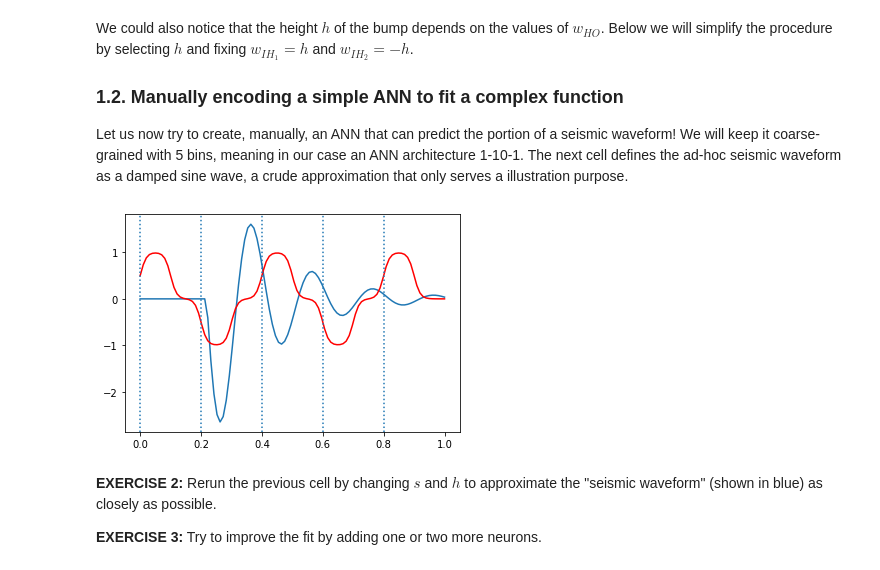
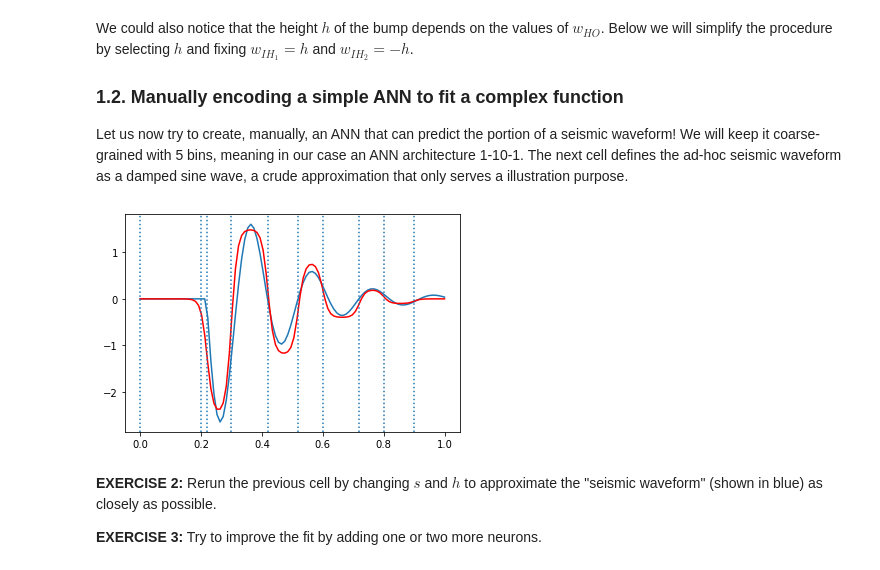
Before and after one commit to ShijingLiang/2021-MLGeo-Github, a Jupyter notebook: Chap4/chap4a.ipynb, the cells around one changed output. Drawn from its saved outputs; the diff is of its cells as text; code cells hidden in the pictures.

```diff
--- a/Chap4/chap4a.ipynb
+++ b/Chap4/chap4a.ipynb
@@ -37,3 +40,19 @@ plt.ylim(0,1);
 [figure]
 # %% [markdown]
 **EXERCISE 1:** Rerun the above cell after changing values of $w$ and $b$. Explain the role of each parameter. Find some value of $w$ and $b$ that permits to approximate a step function (hence moving back to the perception).
+# %%
+def sigmoid(z):
+    return 1. / (1. + np.exp(-z))
+
+xi = np.linspace(0, 1, 100)
+
+### change (w,b) parameters and check impact on activation function
+w = 100
+b = -50
+
+zi = w * xi + b
+plt.plot(xi, sigmoid(zi), 'r')
+plt.axvline(x = -b/w, ls=':')
+plt.axhline(y = .5, ls=':')
+plt.title('Output of neuron', size = 14)
+plt.ylim(0,1);
@@ -83,39 +104,40 @@ yi[0:22] = 0
 # %%
 # YOUR CODE HERE
 # manually encode the ANN
-s = np.array([.0,.1, .2,.3, .4,.5, .6,.7, .8,.9])     # binnning done by 10 neurons in hidden layer (to be changed)
-h = np.array([1, -1, 1., -1, 1])                      # change to approximate y
+s = np.array([.0,.2, .22,.3,.42 ,.52,.6, .72, .8,.9])     # binnning done by 10 neurons in hidden layer (to be changed)
+h = np.array([0, 0,-2.5,  4,-2.7,2,  -1.2,.6, -.3,.1])                      # change to approximate y
 
 n_H = len(s)
 w_IH = np.repeat(100, n_H)                            # step-like, you increase w even more
-w_HO = np.array([h[0],-h[0], h[1],-h[1], h[2],-h[2], h[3],-h[3], h[4],-h[4]])       # weight the steps
+w_HO = np.array([h[0],h[1], h[2],h[3], h[4],h[5], h[6],h[7], h[8],h[9]])       # weight the steps
 
 b_H = -w_IH * s
 b_O = 0
 
 y1_H = sigmoid(w_IH[0] * xi + b_H[0])
 y2_H = sigmoid(w_IH[1] * xi + b_H[1])
 y3_H = sigmoid(w_IH[2] * xi + b_H[2])
 y4_H = sigmoid(w_IH[3] * xi + b_H[3])
 y5_H = sigmoid(w_IH[4] * xi + b_H[4])
 y6_H = sigmoid(w_IH[5] * xi + b_H[5])
 y7_H = sigmoid(w_IH[6] * xi + b_H[6])
 y8_H = sigmoid(w_IH[7] * xi + b_H[7])
 y9_H = sigmoid(w_IH[8] * xi + b_H[8])
 y10_H = sigmoid(w_IH[9] * xi + b_H[9])
 
 out = w_HO[0] * y1_H + w_HO[1] * y2_H + w_HO[2] * y3_H + w_HO[3] * y4_H + w_HO[4] * y5_H + \
     w_HO[5] * y6_H + w_HO[6] * y7_H + w_HO[7] * y8_H + w_HO[8] * y9_H + w_HO[9] * y10_H + b_O
 
-plt.plot(ti, yi)
+plt.plot(ti, yi,)
 plt.plot(ti, out, 'r')
-plt.axvline(x = s[0], ls=':')
-plt.axvline(x = s[2], ls=':')
-plt.axvline(x = s[4], ls=':')
-plt.axvline(x = s[6], ls=':')
-plt.axvline(x = s[8], ls=':');
+for x in s:
+    plt.axvline(x=x, ls=':')
+#plt.axvline(x = s[2], ls=':')
+#plt.axvline(x = s[4], ls=':')
+#plt.axvline(x = s[6], ls=':')
+#plt.axvline(x = s[8], ls=':');
 # %% [output]
-[figure, old version]
+[figure, new version]
 # %% [markdown]
 **EXERCISE 2:** Rerun the previous cell by changing $s$ and $h$ to approximate the "seismic waveform" (shown in blue) as closely as possible.
 
```
Also changed, not shown: parts of 20 cells of this notebook, 7 other files.
